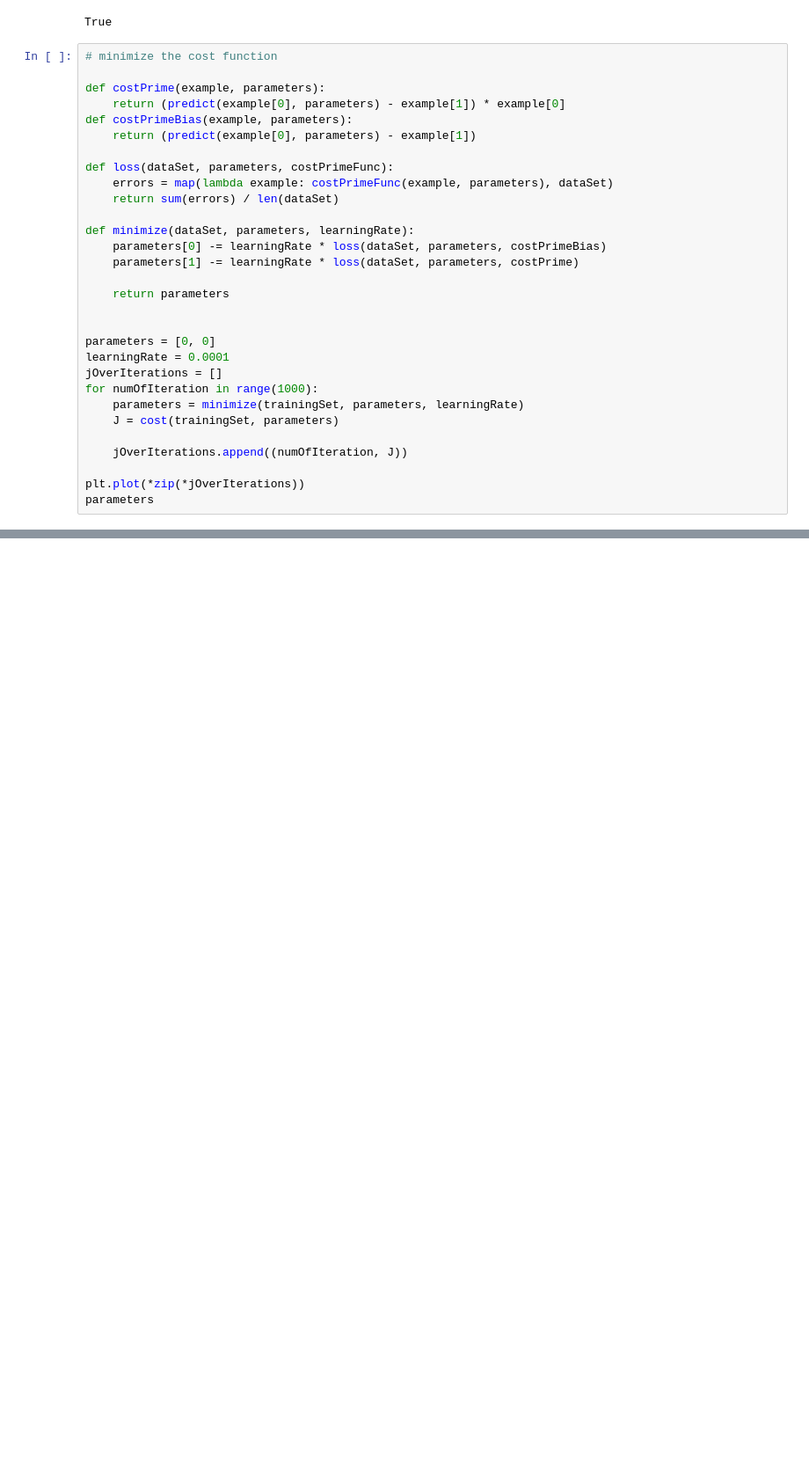
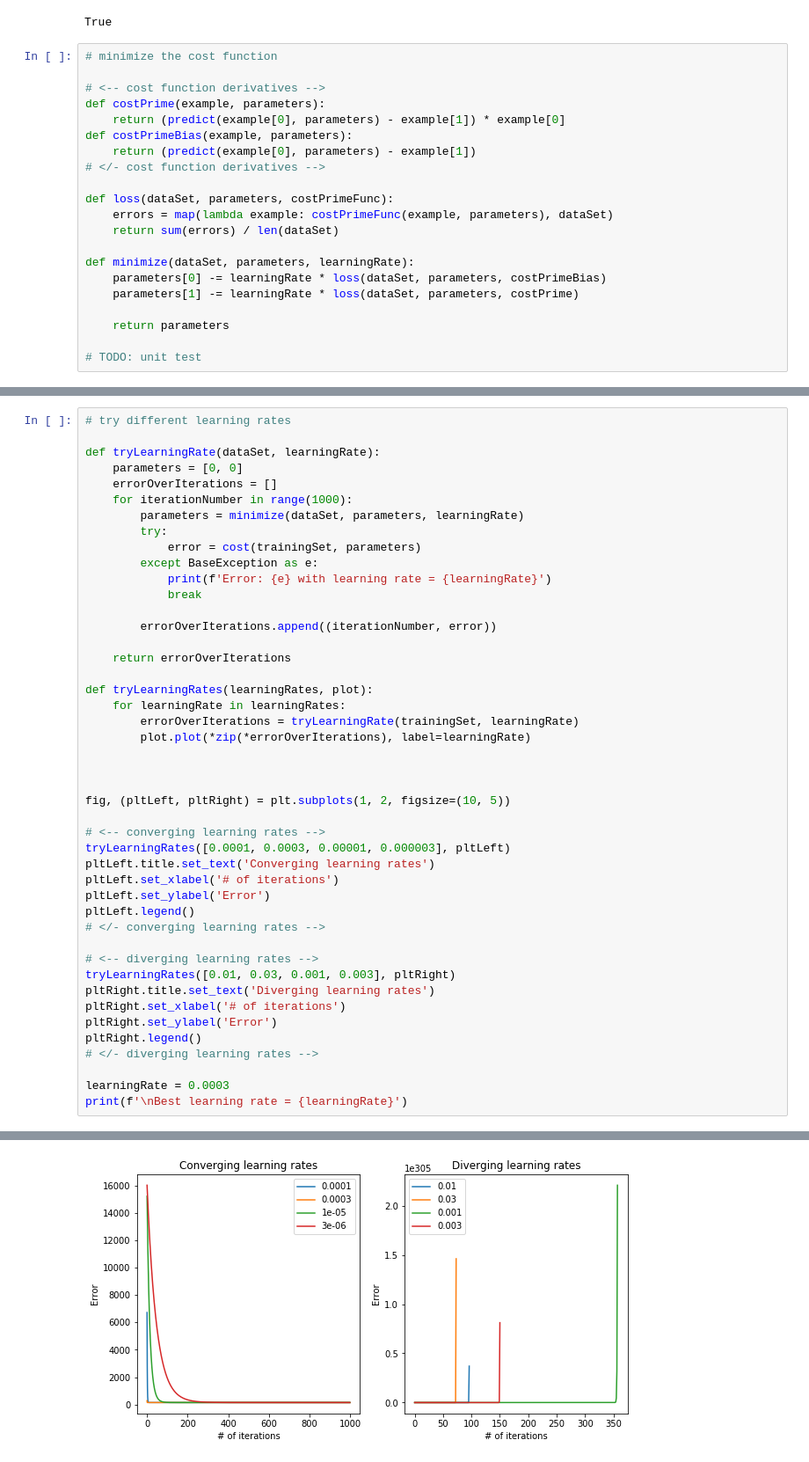
Before and after one commit to rZinnatov/machine-learning, a Jupyter notebook: supervised/regression/linear/univariate/plain-python.ipynb, the cells around one changed output, grey strips where cells are left out. Shown at 88% size. Cells and saved outputs as stored; diff of their text form; blank space fills up the shorter version.

```diff
--- a/supervised/regression/linear/univariate/plain-python.ipynb
+++ b/supervised/regression/linear/univariate/plain-python.ipynb
@@ -45,10 +59,12 @@ True
 # %%
 # minimize the cost function
 
+# <-- cost function derivatives -->
 def costPrime(example, parameters):
     return (predict(example[0], parameters) - example[1]) * example[0]
 def costPrimeBias(example, parameters):
     return (predict(example[0], parameters) - example[1])
+# </- cost function derivatives -->
 
 def loss(dataSet, parameters, costPrimeFunc):
     errors = map(lambda example: costPrimeFunc(example, parameters), dataSet)
@@ -60,15 +76,4 @@ def minimize(dataSet, parameters, learningRate):
 
     return parameters
 
-
-parameters = [0, 0]
-learningRate = 0.0001
-jOverIterations = []
-for numOfIteration in range(1000):
-    parameters = minimize(trainingSet, parameters, learningRate)
-    J = cost(trainingSet, parameters)
-
-    jOverIterations.append((numOfIteration, J))
-
-plt.plot(*zip(*jOverIterations))
-parameters
+# TODO: unit test
@@ -89,0 +80,46 @@ plt.plot(features, list(map(lambda example: predict(example, parameters), featur
+# %%
+# try different learning rates
+
+def tryLearningRate(dataSet, learningRate):
+    parameters = [0, 0]
+    errorOverIterations = []
+    for iterationNumber in range(1000):
+        parameters = minimize(dataSet, parameters, learningRate)
+        try:
+            error = cost(trainingSet, parameters)
+        except BaseException as e:
+            print(f'Error: {e} with learning rate = {learningRate}')
+            break
+
+        errorOverIterations.append((iterationNumber, error))
+
+    return errorOverIterations
+
+def tryLearningRates(learningRates, plot):
+    for learningRate in learningRates:
+        errorOverIterations = tryLearningRate(trainingSet, learningRate)
+        plot.plot(*zip(*errorOverIterations), label=learningRate)
+
+
+
+fig, (pltLeft, pltRight) = plt.subplots(1, 2, figsize=(10, 5))
+
+# <-- converging learning rates -->
+tryLearningRates([0.0001, 0.0003, 0.00001, 0.000003], pltLeft)
+pltLeft.title.set_text('Converging learning rates')
+pltLeft.set_xlabel('# of iterations')
+pltLeft.set_ylabel('Error')
+pltLeft.legend()
+# </- converging learning rates -->
+
+# <-- diverging learning rates -->
+tryLearningRates([0.01, 0.03, 0.001, 0.003], pltRight)
+pltRight.title.set_text('Diverging learning rates')
+pltRight.set_xlabel('# of iterations')
+pltRight.set_ylabel('Error')
+pltRight.legend()
+# </- diverging learning rates -->
+
+learningRate = 0.0003
+print(f'\nBest learning rate = {learningRate}')
+# %% [output]
@@ -89,0 +132 @@ plt.plot(features, list(map(lambda example: predict(example, parameters), featur
+[figure, added]
```
Also changed, not shown: parts of 7 cells of this notebook.
